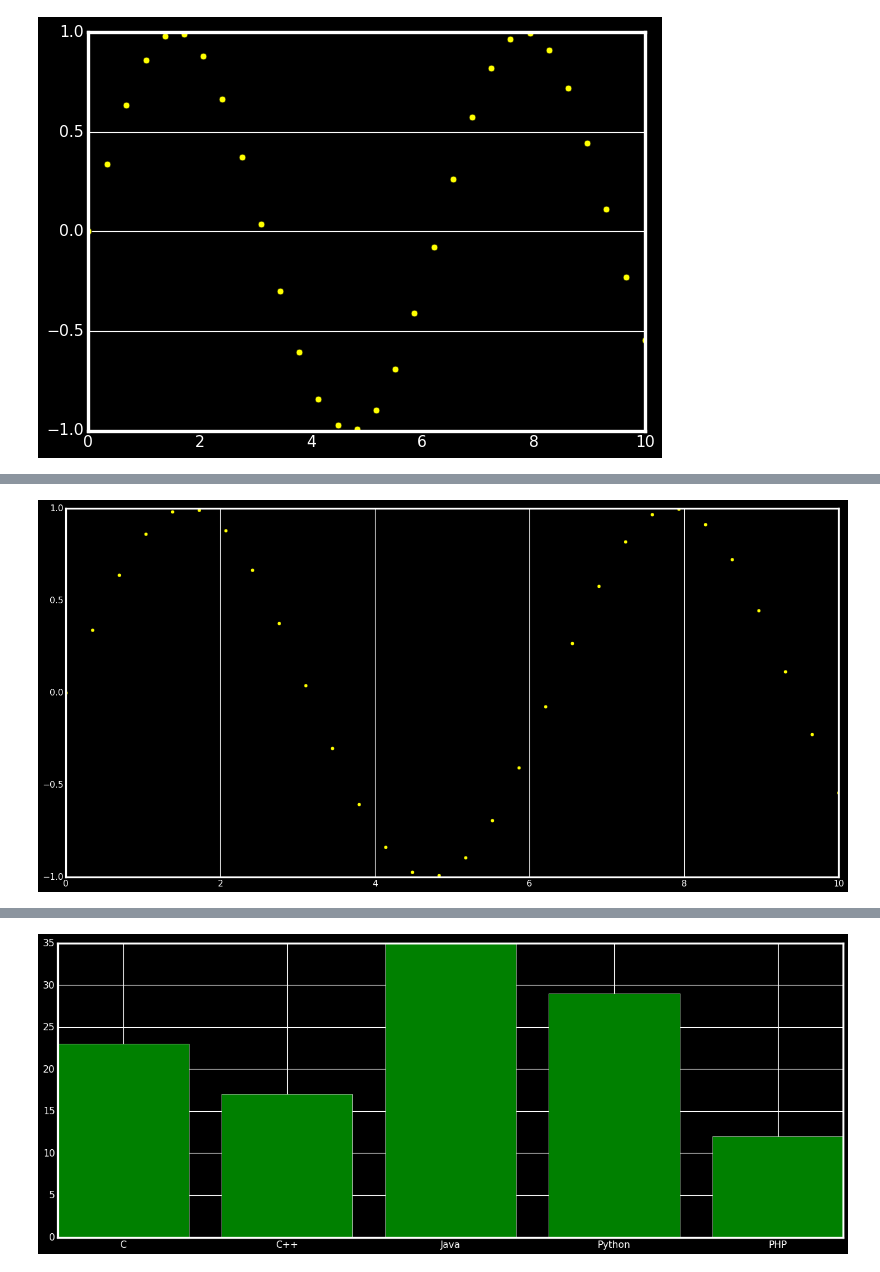
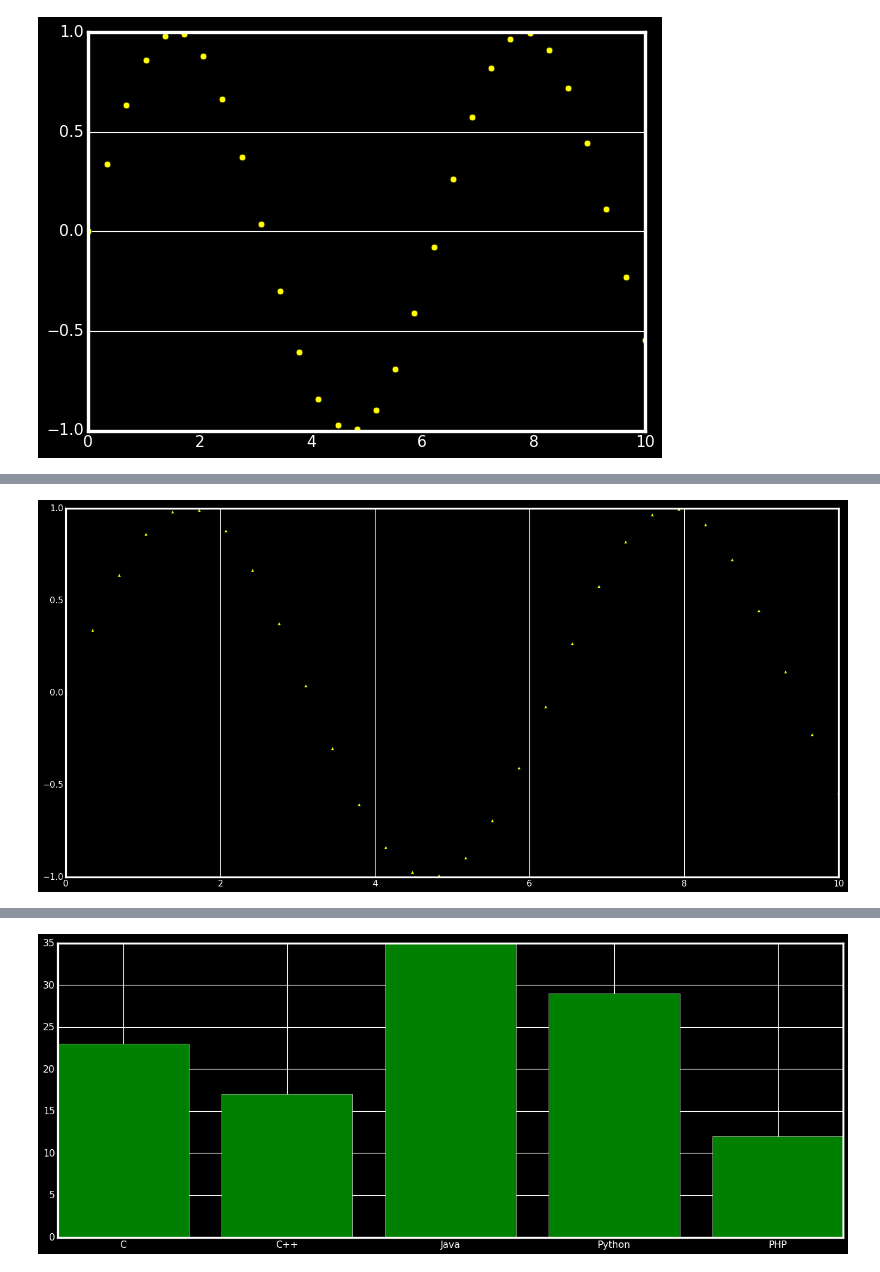
Before and after one commit to Bits-of-Data-PL/PythonDataScience, a Jupyter notebook: 08.Wizualizacja_1z3.ipynb, the cells around one changed output, grey strips where cells are left out. Cells and saved outputs as stored; diff of their text form; code cells hidden in the pictures.

```diff
--- a/08.Wizualizacja_1z3.ipynb
+++ b/08.Wizualizacja_1z3.ipynb
@@ -85,10 +87,10 @@ plt.plot(x, y, 'o', color='yellow');
 # %%
 plt.figure(figsize=(20,10))
 plt.style.use("dark_background")
 x = np.linspace(0, 10, 30)
 y = np.sin(x)
 plt.grid(axis="y")
 
-plt.plot(x, y, 'o', color='yellow');
+plt.plot(x, y, '^', color='yellow');
 # %% [output]
-[figure, old version]
+[figure, new version]
```
Also changed, not shown: parts of 22 cells of this notebook.
